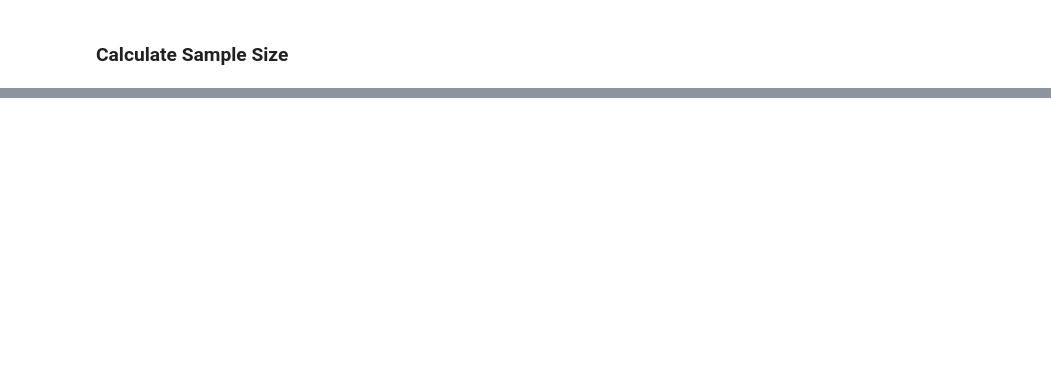
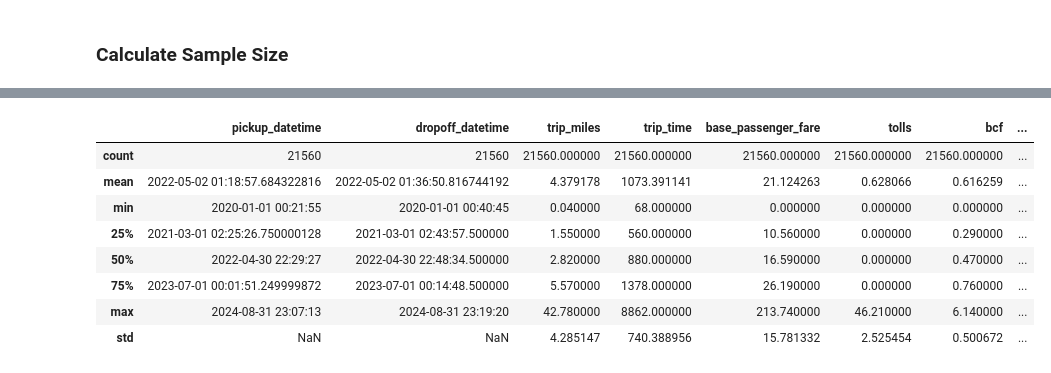
Before and after one commit to shao091/IEOR4501-Project-Group-15, a Jupyter notebook: Project Scaffolding.ipynb, the cells around one changed output, grey strips where cells are left out. Cells and saved outputs as stored; diff of their text form; code cells hidden in the pictures; blank space fills up the shorter version.

```diff
--- a/Project Scaffolding.ipynb
+++ b/Project Scaffolding.ipynb
@@ -228,0 +534,8 @@ def calculate_sample_size(population, confidence_level=0.95, margin_of_error=0.0
+# %%
+uber_input_directory = f"{dataset_directory}/fhvhv_tripdata"
+uber_intermediate_directory = f"{dataset_directory}/intermediate_cleaned_uber"
+uber_output_file = f"{dataset_directory}/combined_uber_data.parquet"
+
+apply_cleaning_and_combine_uber(uber_input_directory, uber_intermediate_directory, uber_output_file)
+# %%
+uber_data = pd.read_parquet(uber_output_file)
@@ -228,0 +571,12 @@ def calculate_sample_size(population, confidence_level=0.95, margin_of_error=0.0
+# %%
+uber_data.describe()
+# %% [output]
+|  | pickup_datetime | dropoff_datetime | trip_miles | trip_time | base_passenger_fare | tolls | bcf | ... |
+| count | 21560 | 21560 | 21560.000000 | 21560.000000 | 21560.000000 | 21560.000000 | 21560.000000 | ... |
+| mean | 2022-05-02 01:18:57.684322816 | 2022-05-02 01:36:50.816744192 | 4.379178 | 1073.391141 | 21.124263 | 0.628066 | 0.616259 | ... |
+| min | 2020-01-01 00:21:55 | 2020-01-01 00:40:45 | 0.040000 | 68.000000 | 0.000000 | 0.000000 | 0.000000 | ... |
+| 25% | 2021-03-01 02:25:26.750000128 | 2021-03-01 02:43:57.500000 | 1.550000 | 560.000000 | 10.560000 | 0.000000 | 0.290000 | ... |
+| 50% | 2022-04-30 22:29:27 | 2022-04-30 22:48:34.500000 | 2.820000 | 880.000000 | 16.590000 | 0.000000 | 0.470000 | ... |
+| 75% | 2023-07-01 00:01:51.249999872 | 2023-07-01 00:14:48.500000 | 5.570000 | 1378.000000 | 26.190000 | 0.000000 | 0.760000 | ... |
+| max | 2024-08-31 23:07:13 | 2024-08-31 23:19:20 | 42.780000 | 8862.000000 | 213.740000 | 46.210000 | 6.140000 | ... |
+| std | NaN | NaN | 4.285147 | 740.388956 | 15.781332 | 2.525454 | 0.500672 | ... |
```
Also changed, not shown: parts of 12 cells of this notebook.
